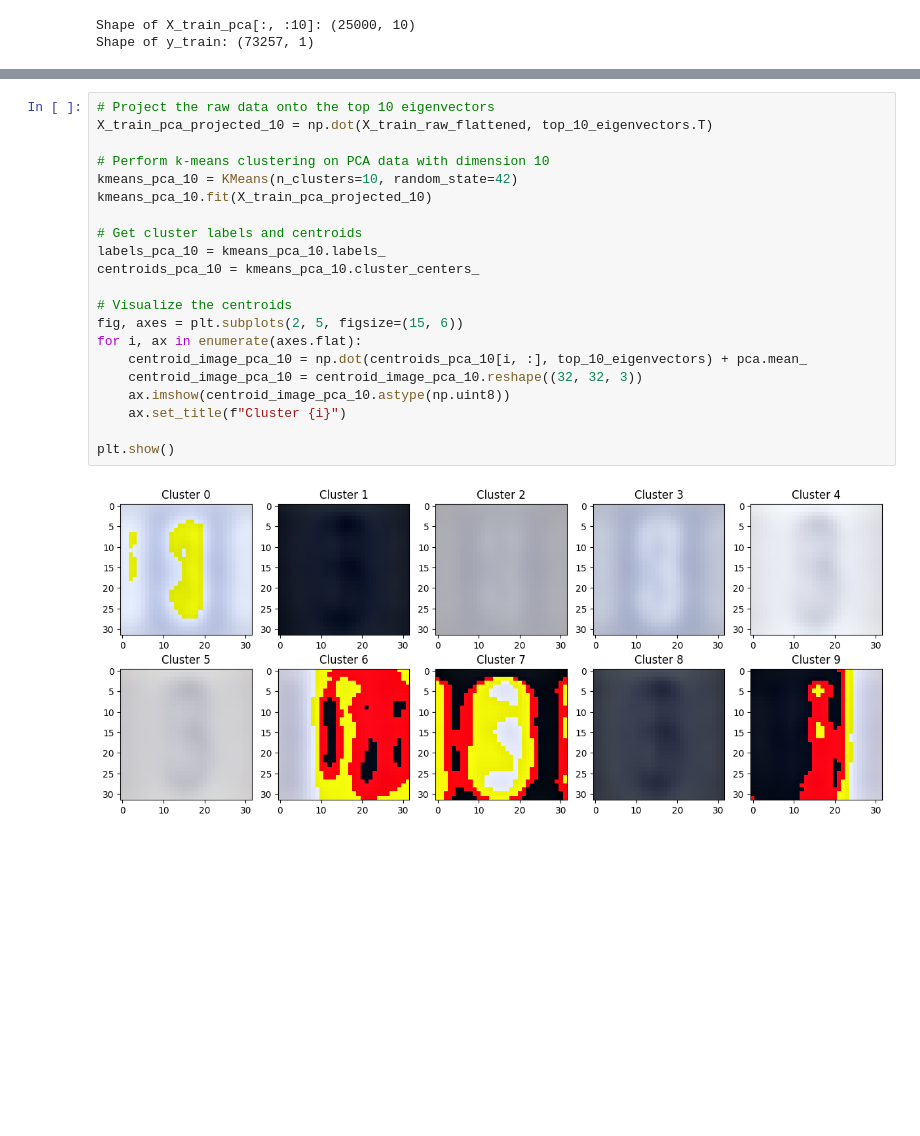
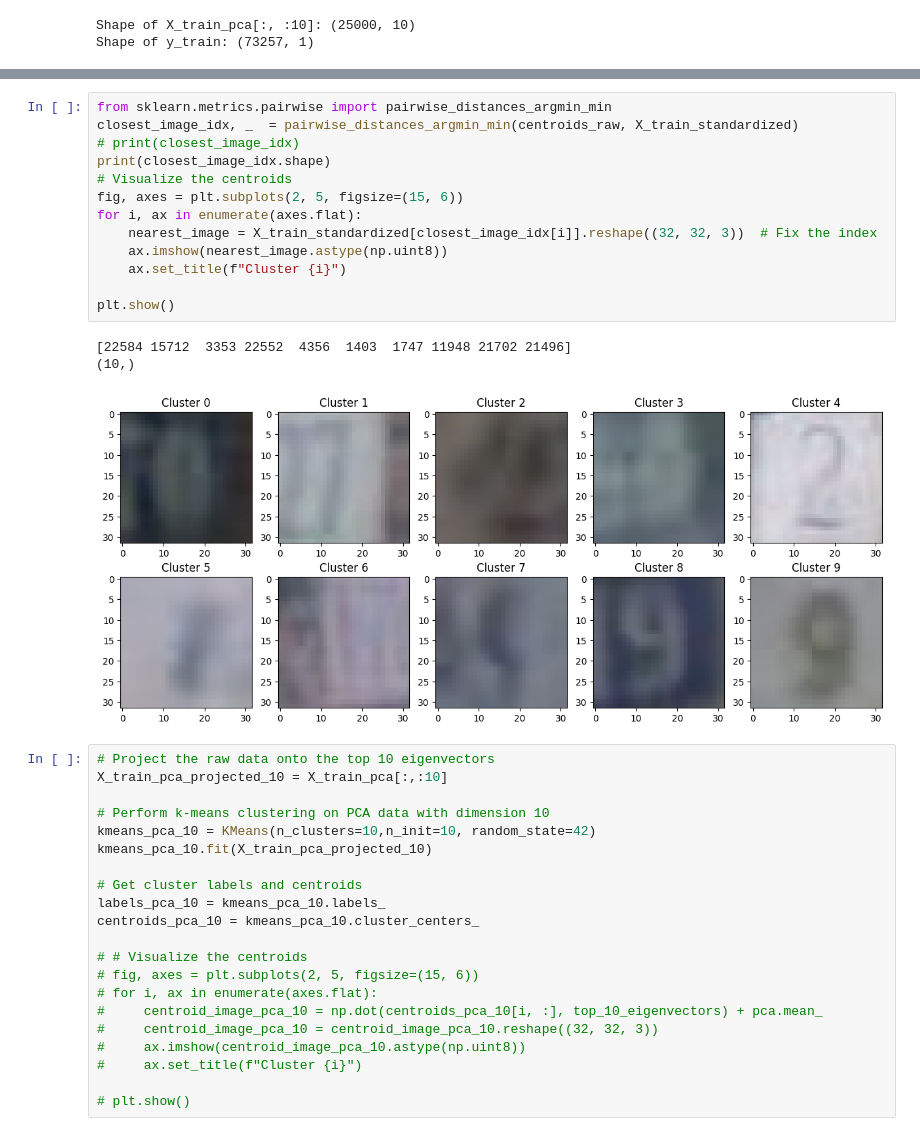
Before and after one commit to adarsh9665bhende/FOML_assignment2, a Jupyter notebook: assignment_2.ipynb, the cells around one changed output, grey strips where cells are left out. Saved outputs shown, nothing was run; the diff lists cells and outputs as text; blank space fills up the shorter version.

```diff
--- a/assignment_2.ipynb
+++ b/assignment_2.ipynb
@@ -314,23 +293,38 @@ plt.show()
+# %%
+from sklearn.metrics.pairwise import pairwise_distances_argmin_min
+closest_image_idx, _  = pairwise_distances_argmin_min(centroids_raw, X_train_standardized)
+# print(closest_image_idx)
+print(closest_image_idx.shape)
+# Visualize the centroids
+fig, axes = plt.subplots(2, 5, figsize=(15, 6))
+for i, ax in enumerate(axes.flat):
+    nearest_image = X_train_standardized[closest_image_idx[i]].reshape((32, 32, 3))  # Fix the index
+    ax.imshow(nearest_image.astype(np.uint8))
+    ax.set_title(f"Cluster {i}")
+
+plt.show()
+# %% [output]
+[22584 15712  3353 22552  4356  1403  1747 11948 21702 21496]
+(10,)
+[figure, added]
 # %%
 # Project the raw data onto the top 10 eigenvectors
-X_train_pca_projected_10 = np.dot(X_train_raw_flattened, top_10_eigenvectors.T)
+X_train_pca_projected_10 = X_train_pca[:,:10]
 
 # Perform k-means clustering on PCA data with dimension 10
-kmeans_pca_10 = KMeans(n_clusters=10, random_state=42)
+kmeans_pca_10 = KMeans(n_clusters=10,n_init=10, random_state=42)
 kmeans_pca_10.fit(X_train_pca_projected_10)
 
 # Get cluster labels and centroids
 labels_pca_10 = kmeans_pca_10.labels_
 centroids_pca_10 = kmeans_pca_10.cluster_centers_
 
-# Visualize the centroids
-fig, axes = plt.subplots(2, 5, figsize=(15, 6))
-for i, ax in enumerate(axes.flat):
-    centroid_image_pca_10 = np.dot(centroids_pca_10[i, :], top_10_eigenvectors) + pca.mean_
-    centroid_image_pca_10 = centroid_image_pca_10.reshape((32, 32, 3))
-    ax.imshow(centroid_image_pca_10.astype(np.uint8))
-    ax.set_title(f"Cluster {i}")
+# # Visualize the centroids
+# fig, axes = plt.subplots(2, 5, figsize=(15, 6))
+# for i, ax in enumerate(axes.flat):
+#     centroid_image_pca_10 = np.dot(centroids_pca_10[i, :], top_10_eigenvectors) + pca.mean_
+#     centroid_image_pca_10 = centroid_image_pca_10.reshape((32, 32, 3))
+#     ax.imshow(centroid_image_pca_10.astype(np.uint8))
+#     ax.set_title(f"Cluster {i}")
 
-plt.show()
+# plt.show()
-# %% [output]
-[figure, removed]
```
Also changed, not shown: parts of 11 cells of this notebook.
